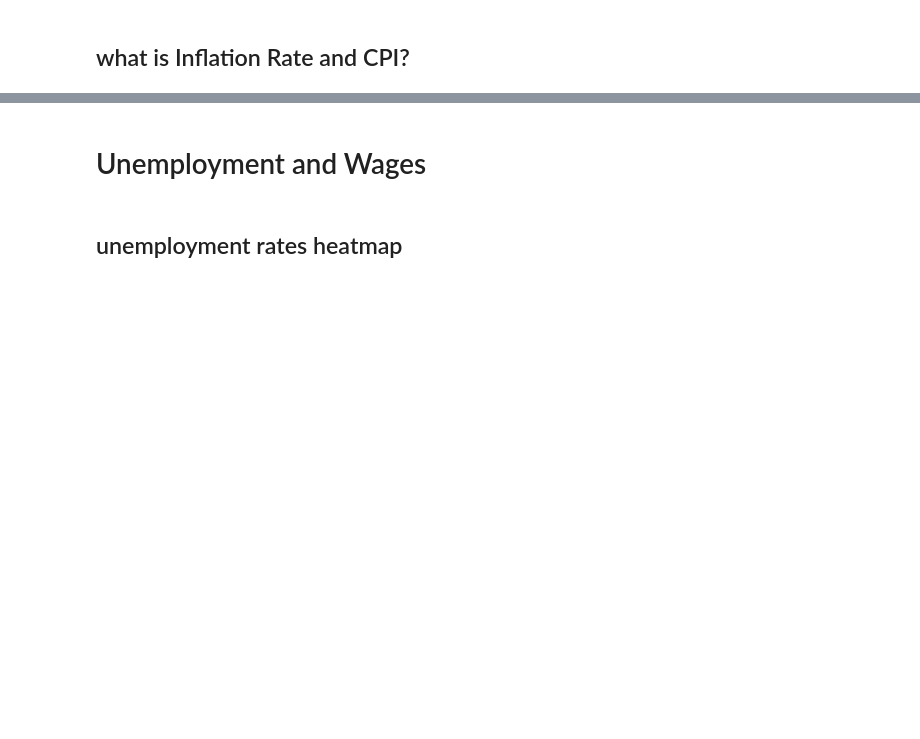
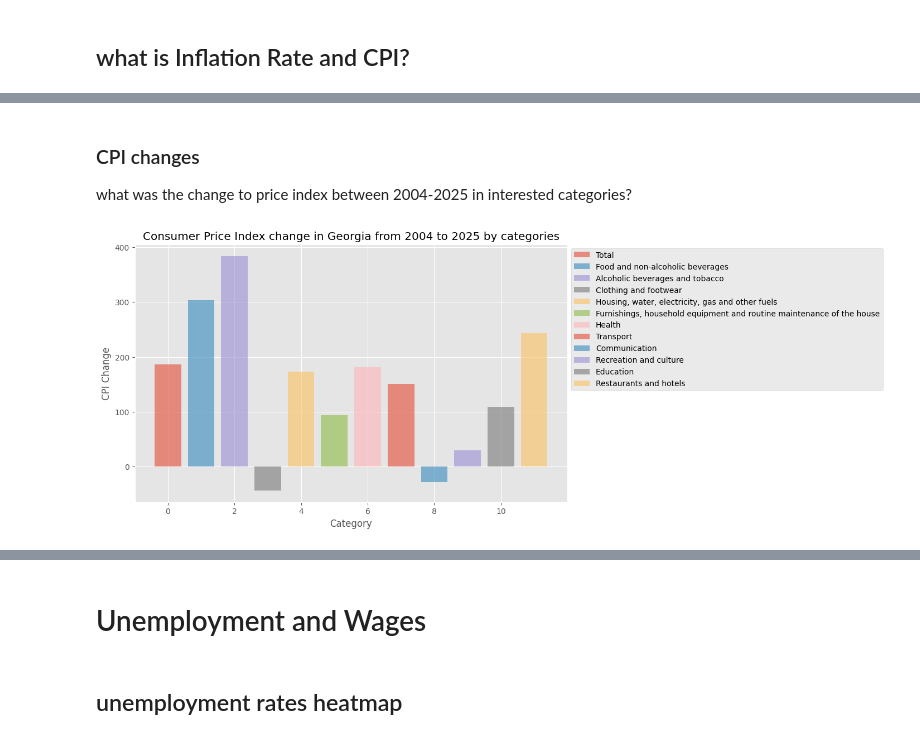
Before and after one commit to SabaGuledani/Economic-and-Financial-Analysis-of-Georgia, a Jupyter notebook: GDP.ipynb, the cells around one changed output, grey strips where cells are left out. Saved outputs shown, nothing was run; the diff lists cells and outputs as text; code cells hidden in the pictures; blank space fills up the shorter version.

```diff
--- a/GDP.ipynb
+++ b/GDP.ipynb
@@ -265,36 +292,42 @@ plt.show()
+# %% [markdown]
+### CPI changes
+what was the change to price index between 2004-2025 in interested categories?
 # %%
+# define main groups that we are interested in
 interested_groups = ['Total',
                      'Food and non-alcoholic beverages',
                      'Alcoholic beverages and tobacco',
                      'Clothing and footwear',
                      'Housing, water, electricity, gas and other fuels',
                      'Furnishings, household equipment and routine maintenance of the house',
                      'Health',
                      'Transport',
                      'Communication',
                      'Recreation and culture',
                      'Education',
                      'Restaurants and hotels'
                      ]
 
 fig, ax = plt.subplots(figsize=(10, 6))
+
+# plot price index differences between 2004 and 2025
 i = 0
 for group in interested_groups:
     x = df_price_changes.columns[1:]
     row = list(df_price_changes.loc[df_price_changes['Group'] == group].values[0])
 
     y = row[1:]
 
     difference = y[-1] - y[0]
     ax.bar(i, difference,alpha=0.6, label=row[0])
     i+=1
 
 ax.set_title("Consumer Price Index change in Georgia from 2004 to 2025 by categories")
 ax.set_xlabel("Category")
 ax.set_ylabel('CPI Change')
 
-plt.gca().yaxis.set_major_formatter(mticker.PercentFormatter(decimals=1))
 ax.legend(loc='upper left',bbox_to_anchor=(1, 1))
 
-
 plt.show()
+# %% [output]
+[figure, added]
```
Also changed, not shown: parts of 12 cells of this notebook.
